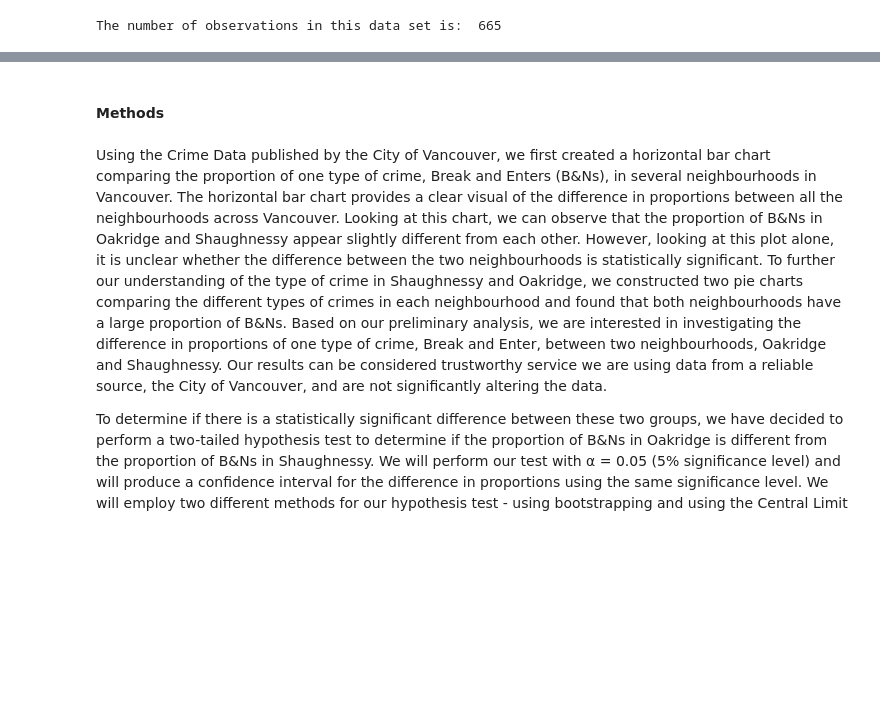
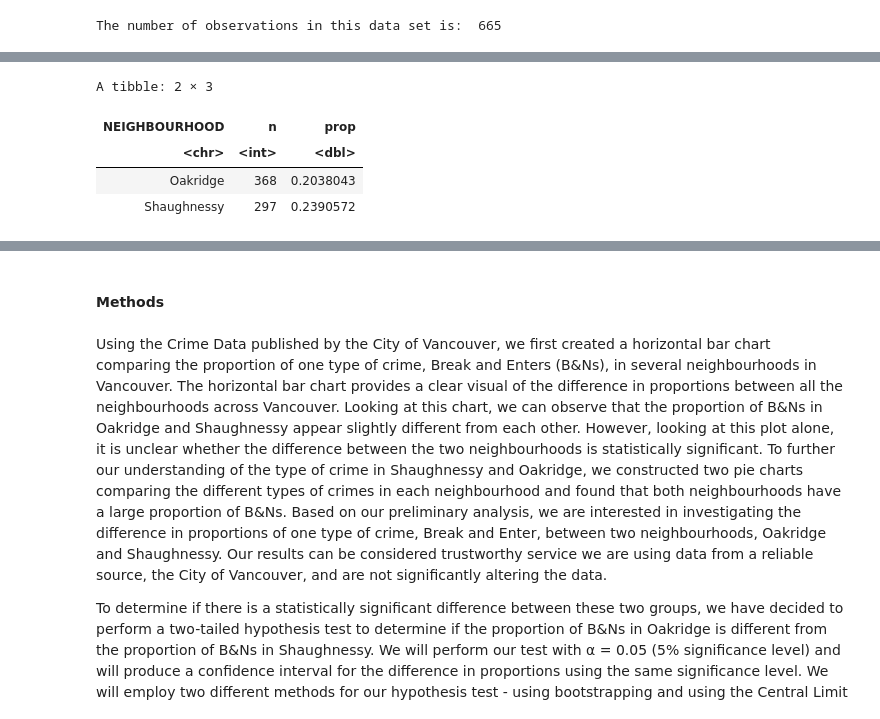
Before and after one commit to nehamenon704/stat201project, a Jupyter notebook: group_8_project-2.ipynb, the cells around one changed output, grey strips where cells are left out. Saved outputs shown, nothing was run; the diff lists cells and outputs as text; code cells hidden in the pictures; blank space fills up the shorter version.

```diff
--- a/group_8_project-2.ipynb
+++ b/group_8_project-2.ipynb
@@ -203 +228,13 @@ The number of observations in this data set is:  665
+# %%
+summary <- crime_two_nh %>%
+    group_by(NEIGHBOURHOOD) %>%
+    summarize(n = n(),
+              prop = mean(TYPE == 'Break and Enter'))
+summary
+# %% [output]
+A tibble: 2 × 3
+| NEIGHBOURHOOD | n | prop |
+| <chr> | <int> | <dbl> |
+| Oakridge | 368 | 0.2038043 |
+| Shaughnessy | 297 | 0.2390572 |
 # %%
```
Also changed, not shown: parts of 15 cells of this notebook.
